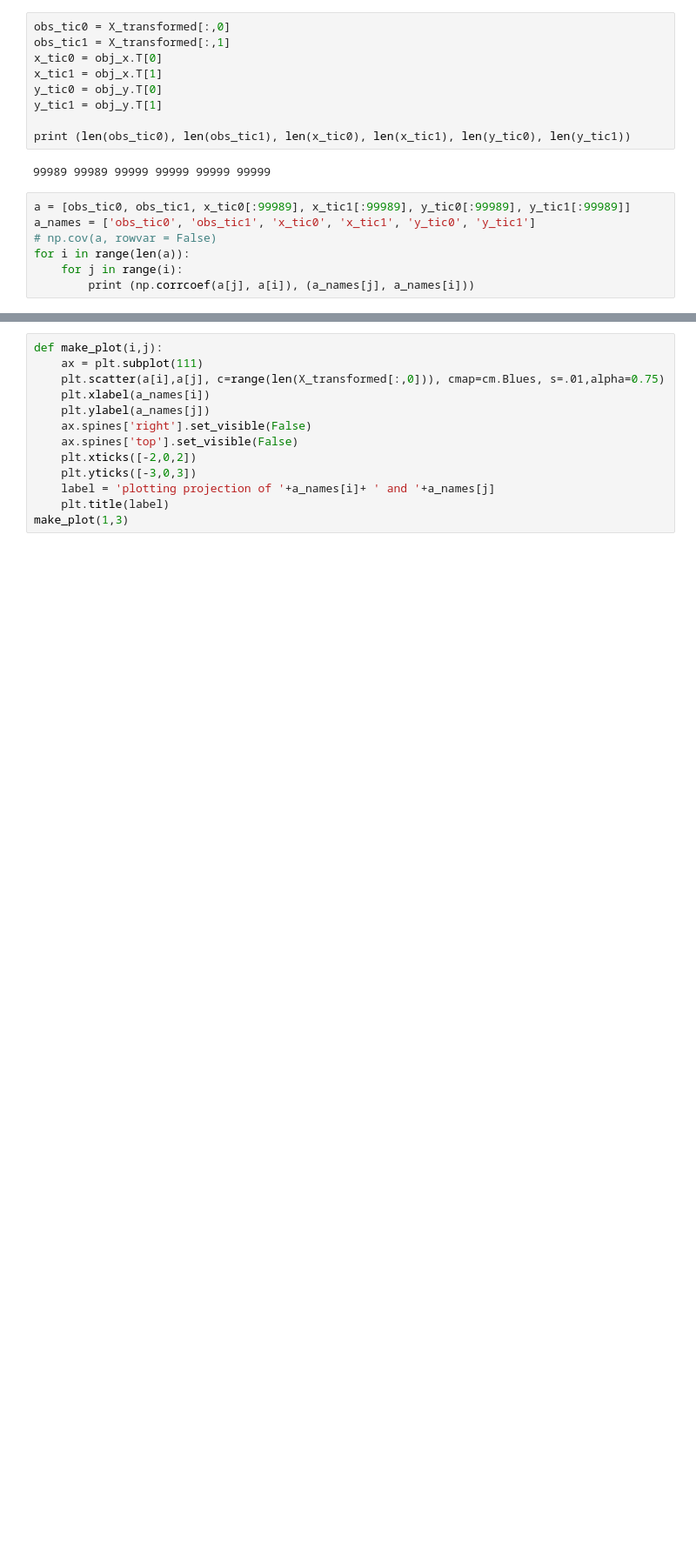
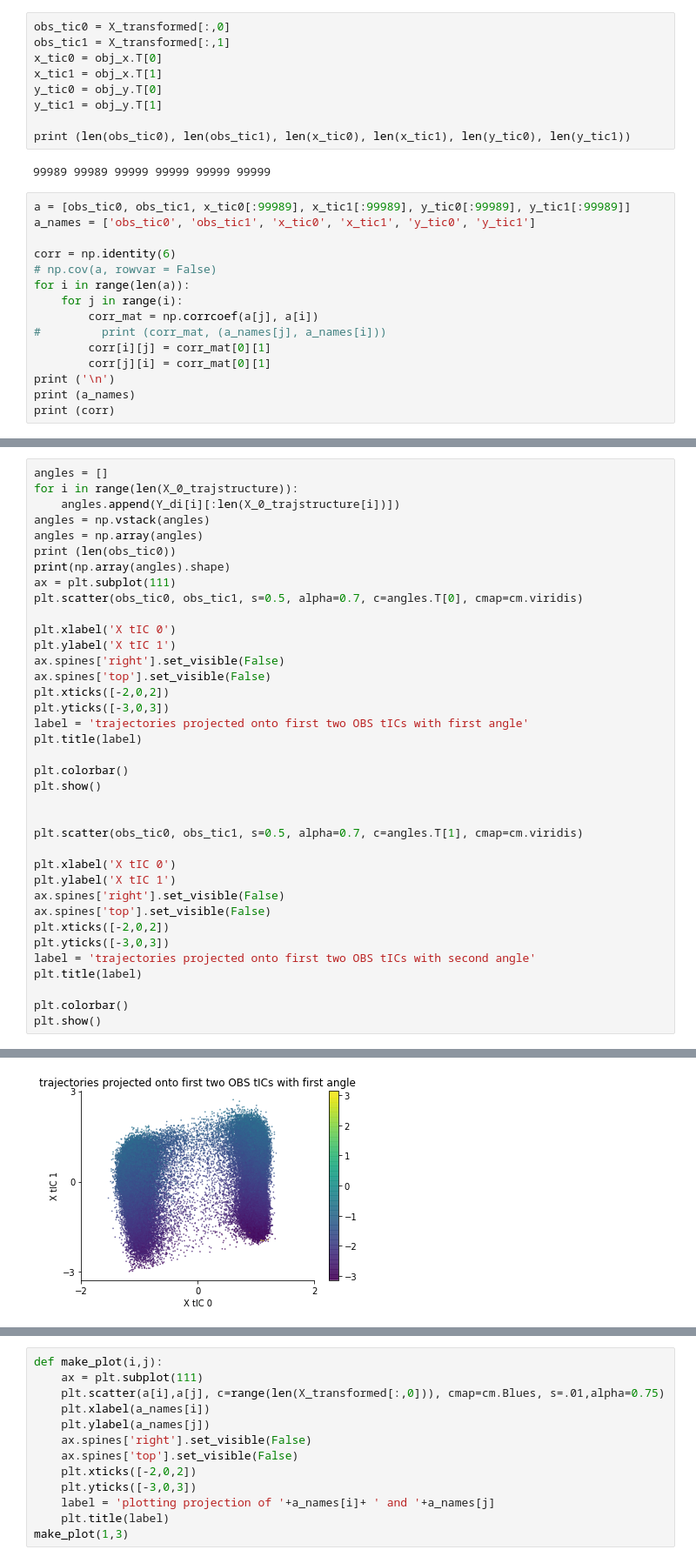
Before and after one commit to choderalab/observable-tica, a Jupyter notebook: noteboooks/obs_tica-tica-correlation-calculations.ipynb, the cells around one changed output, grey strips where cells are left out. Shown at 87% size. Drawn from its saved outputs; the diff is of its cells as text; blank space fills up the shorter version.

```diff
--- a/noteboooks/obs_tica-tica-correlation-calculations.ipynb
+++ b/noteboooks/obs_tica-tica-correlation-calculations.ipynb
@@ -110,8 +112,16 @@ print (len(obs_tic0), len(obs_tic1), len(x_tic0), len(x_tic1), len(y_tic0), len(
 # %%
 a = [obs_tic0, obs_tic1, x_tic0[:99989], x_tic1[:99989], y_tic0[:99989], y_tic1[:99989]]
 a_names = ['obs_tic0', 'obs_tic1', 'x_tic0', 'x_tic1', 'y_tic0', 'y_tic1']
+
+corr = np.identity(6)
 # np.cov(a, rowvar = False)
 for i in range(len(a)):
     for j in range(i):
-        print (np.corrcoef(a[j], a[i]), (a_names[j], a_names[i]))
+        corr_mat = np.corrcoef(a[j], a[i])
+#         print (corr_mat, (a_names[j], a_names[i]))
+        corr[i][j] = corr_mat[0][1]
+        corr[j][i] = corr_mat[0][1]
+print ('\n')
+print (a_names)
+print (corr)
 # %% [output]
@@ -134,0 +180,38 @@ for i in range(len(a)):
+# %%
+angles = []
+for i in range(len(X_0_trajstructure)):
+    angles.append(Y_di[i][:len(X_0_trajstructure[i])])
+angles = np.vstack(angles)
+angles = np.array(angles)
+print (len(obs_tic0))
+print(np.array(angles).shape)
+ax = plt.subplot(111)
+plt.scatter(obs_tic0, obs_tic1, s=0.5, alpha=0.7, c=angles.T[0], cmap=cm.viridis)
+
+plt.xlabel('X tIC 0')
+plt.ylabel('X tIC 1')
+ax.spines['right'].set_visible(False)
+ax.spines['top'].set_visible(False)
+plt.xticks([-2,0,2])
+plt.yticks([-3,0,3])
+label = 'trajectories projected onto first two OBS tICs with first angle'
+plt.title(label)
+
+plt.colorbar()
+plt.show()
+
+
+plt.scatter(obs_tic0, obs_tic1, s=0.5, alpha=0.7, c=angles.T[1], cmap=cm.viridis)
+
+plt.xlabel('X tIC 0')
+plt.ylabel('X tIC 1')
+ax.spines['right'].set_visible(False)
+ax.spines['top'].set_visible(False)
+plt.xticks([-2,0,2])
+plt.yticks([-3,0,3])
+label = 'trajectories projected onto first two OBS tICs with second angle'
+plt.title(label)
+
+plt.colorbar()
+plt.show()
+# %% [output]
@@ -134,0 +220 @@ for i in range(len(a)):
+[figure, added]
```
Also changed, not shown: parts of 14 cells of this notebook, 3 other files.
